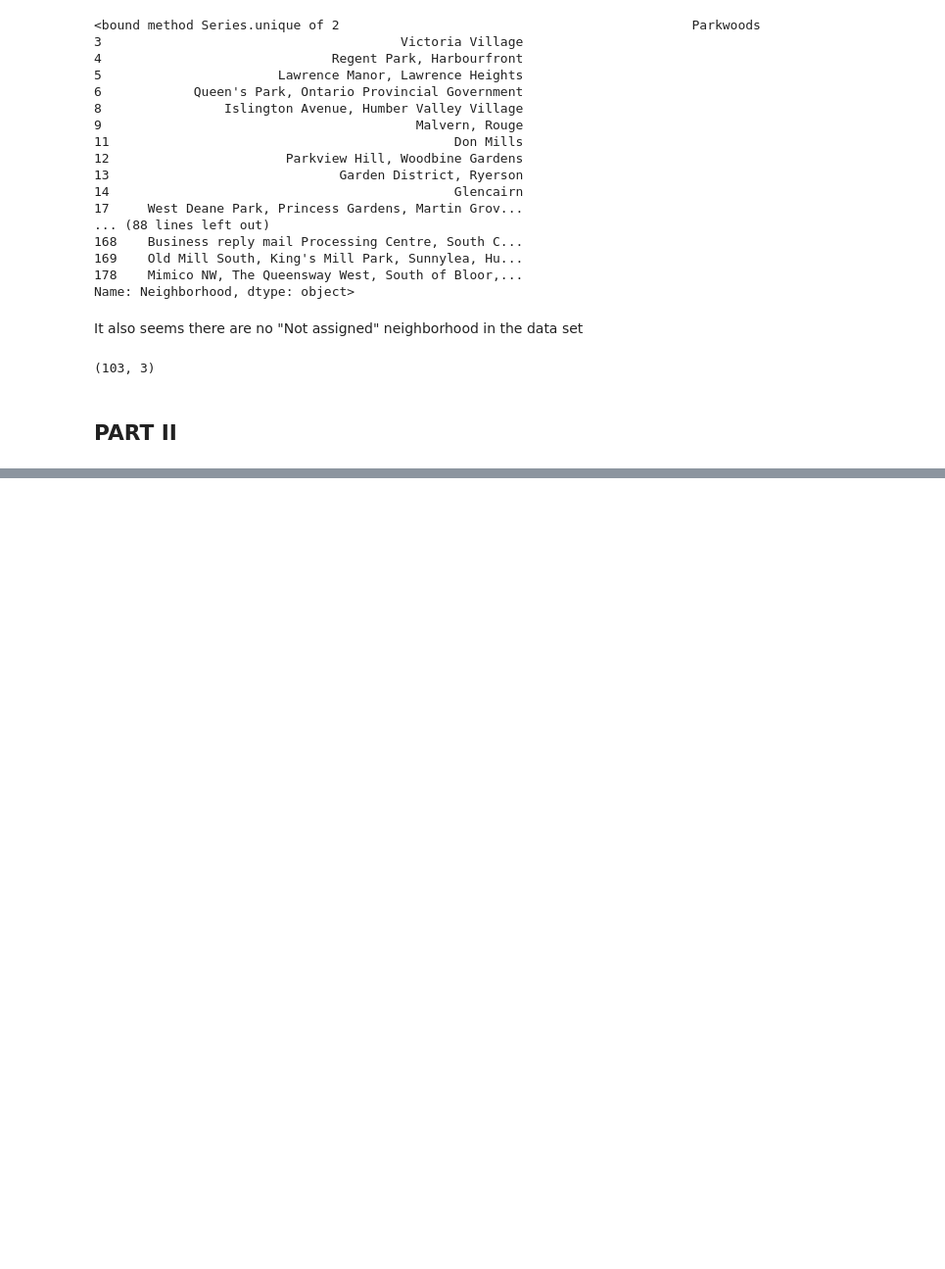
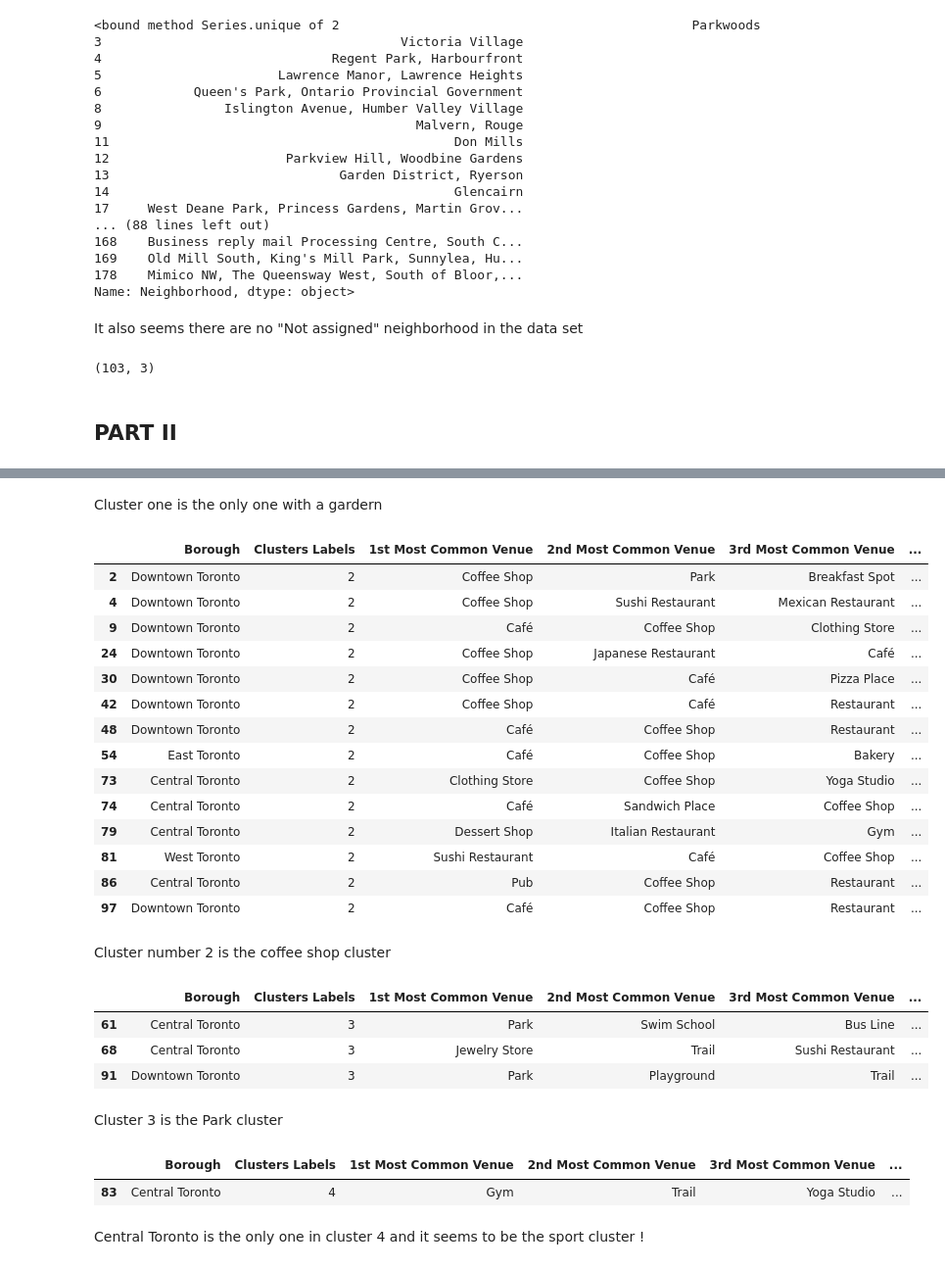
Before and after one commit to gui-bor/Coursera_Capstone, a Jupyter notebook: Toronto_neigh.ipynb, the cells around one changed output, grey strips where cells are left out. Shown: that part at 98% size. Drawn from its saved outputs; the diff is of its cells as text; code cells hidden in the pictures; blank space fills up the shorter version.

```diff
--- a/Toronto_neigh.ipynb
+++ b/Toronto_neigh.ipynb
@@ -1363,0 +1689,38 @@ df.shape
+# %% [markdown]
+Cluster one is the only one with a gardern
+# %%
+toronto_merged.loc[toronto_merged['Clusters Labels'] == 2, toronto_merged.columns[[1] + list(range(5, toronto_merged.shape[1]))]]
+# %% [output]
+|  | Borough | Clusters Labels | 1st Most Common Venue | 2nd Most Common Venue | 3rd Most Common Venue | ... |
+| 2 | Downtown Toronto | 2 | Coffee Shop | Park | Breakfast Spot | ... |
+| 4 | Downtown Toronto | 2 | Coffee Shop | Sushi Restaurant | Mexican Restaurant | ... |
+| 9 | Downtown Toronto | 2 | Café | Coffee Shop | Clothing Store | ... |
+| 24 | Downtown Toronto | 2 | Coffee Shop | Japanese Restaurant | Café | ... |
+| 30 | Downtown Toronto | 2 | Coffee Shop | Café | Pizza Place | ... |
+| 42 | Downtown Toronto | 2 | Coffee Shop | Café | Restaurant | ... |
+| 48 | Downtown Toronto | 2 | Café | Coffee Shop | Restaurant | ... |
+| 54 | East Toronto | 2 | Café | Coffee Shop | Bakery | ... |
+| 73 | Central Toronto | 2 | Clothing Store | Coffee Shop | Yoga Studio | ... |
+| 74 | Central Toronto | 2 | Café | Sandwich Place | Coffee Shop | ... |
+| 79 | Central Toronto | 2 | Dessert Shop | Italian Restaurant | Gym | ... |
+| 81 | West Toronto | 2 | Sushi Restaurant | Café | Coffee Shop | ... |
+| 86 | Central Toronto | 2 | Pub | Coffee Shop | Restaurant | ... |
+| 97 | Downtown Toronto | 2 | Café | Coffee Shop | Restaurant | ... |
+# %% [markdown]
+Cluster number 2 is the coffee shop cluster
+# %%
+toronto_merged.loc[toronto_merged['Clusters Labels'] == 3, toronto_merged.columns[[1] + list(range(5, toronto_merged.shape[1]))]]
+# %% [output]
+|  | Borough | Clusters Labels | 1st Most Common Venue | 2nd Most Common Venue | 3rd Most Common Venue | ... |
+| 61 | Central Toronto | 3 | Park | Swim School | Bus Line | ... |
+| 68 | Central Toronto | 3 | Jewelry Store | Trail | Sushi Restaurant | ... |
+| 91 | Downtown Toronto | 3 | Park | Playground | Trail | ... |
+# %% [markdown]
+Cluster 3 is the Park cluster
+# %%
+toronto_merged.loc[toronto_merged['Clusters Labels'] == 4, toronto_merged.columns[[1] + list(range(5, toronto_merged.shape[1]))]]
+# %% [output]
+|  | Borough | Clusters Labels | 1st Most Common Venue | 2nd Most Common Venue | 3rd Most Common Venue | ... |
+| 83 | Central Toronto | 4 | Gym | Trail | Yoga Studio | ... |
+# %% [markdown]
+Central Toronto is the only one in cluster 4 and it seems to be the sport cluster !
```
Also changed, not shown: parts of 27 cells of this notebook.
